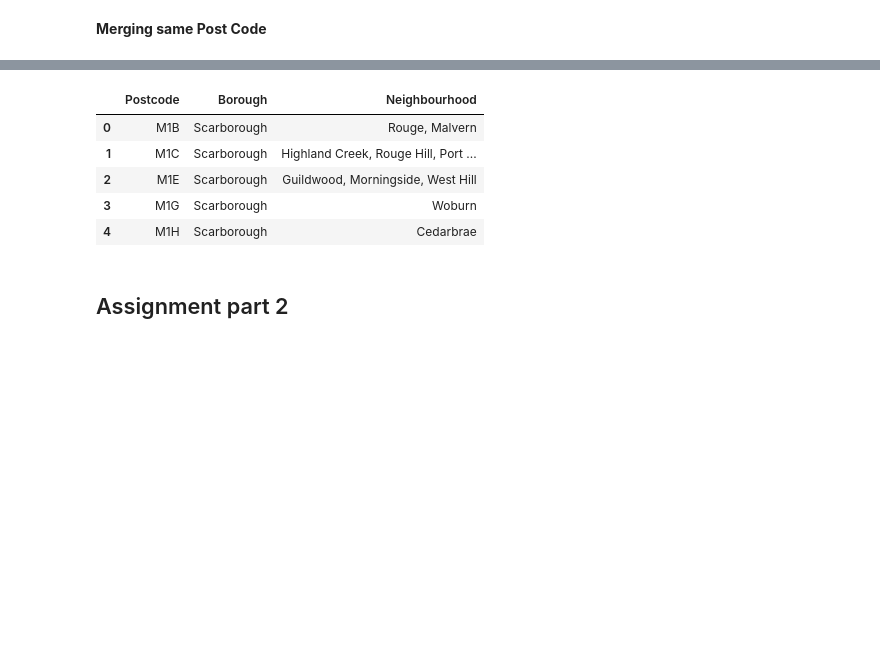
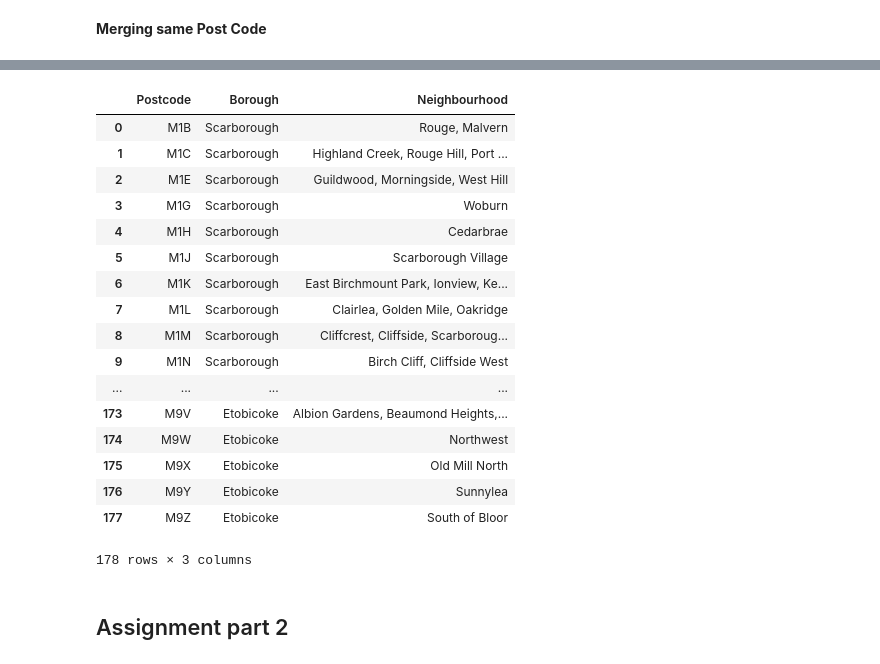
Before and after one commit to PCoser/Coursera_Capstone, a Jupyter notebook: Week3_Assignment.ipynb, the cells around one changed output, grey strips where cells are left out. Drawn from its saved outputs; the diff is of its cells as text; code cells hidden in the pictures; blank space fills up the shorter version.

```diff
--- a/Week3_Assignment.ipynb
+++ b/Week3_Assignment.ipynb
@@ -97,12 +97,24 @@ df_T.shape
 # %%
-df_T.head()
+df_T
 # %% [output]
 |  | Postcode | Borough | Neighbourhood |
 | 0 | M1B | Scarborough | Rouge, Malvern |
 | 1 | M1C | Scarborough | Highland Creek, Rouge Hill, Port ... |
 | 2 | M1E | Scarborough | Guildwood, Morningside, West Hill |
 | 3 | M1G | Scarborough | Woburn |
 | 4 | M1H | Scarborough | Cedarbrae |
+| 5 | M1J | Scarborough | Scarborough Village |
+| 6 | M1K | Scarborough | East Birchmount Park, Ionview, Ke... |
+| 7 | M1L | Scarborough | Clairlea, Golden Mile, Oakridge |
+| 8 | M1M | Scarborough | Cliffcrest, Cliffside, Scarboroug... |
+| 9 | M1N | Scarborough | Birch Cliff, Cliffside West |
+| ... | ... | ... | ... |
+| 173 | M9V | Etobicoke | Albion Gardens, Beaumond Heights,... |
+| 174 | M9W | Etobicoke | Northwest |
+| 175 | M9X | Etobicoke | Old Mill North |
+| 176 | M9Y | Etobicoke | Sunnylea |
+| 177 | M9Z | Etobicoke | South of Bloor |
+178 rows × 3 columns
 # %% [markdown]
 <H2> Assignment part 2
 # %% [markdown]
```
Also changed, not shown: parts of 41 cells of this notebook.
